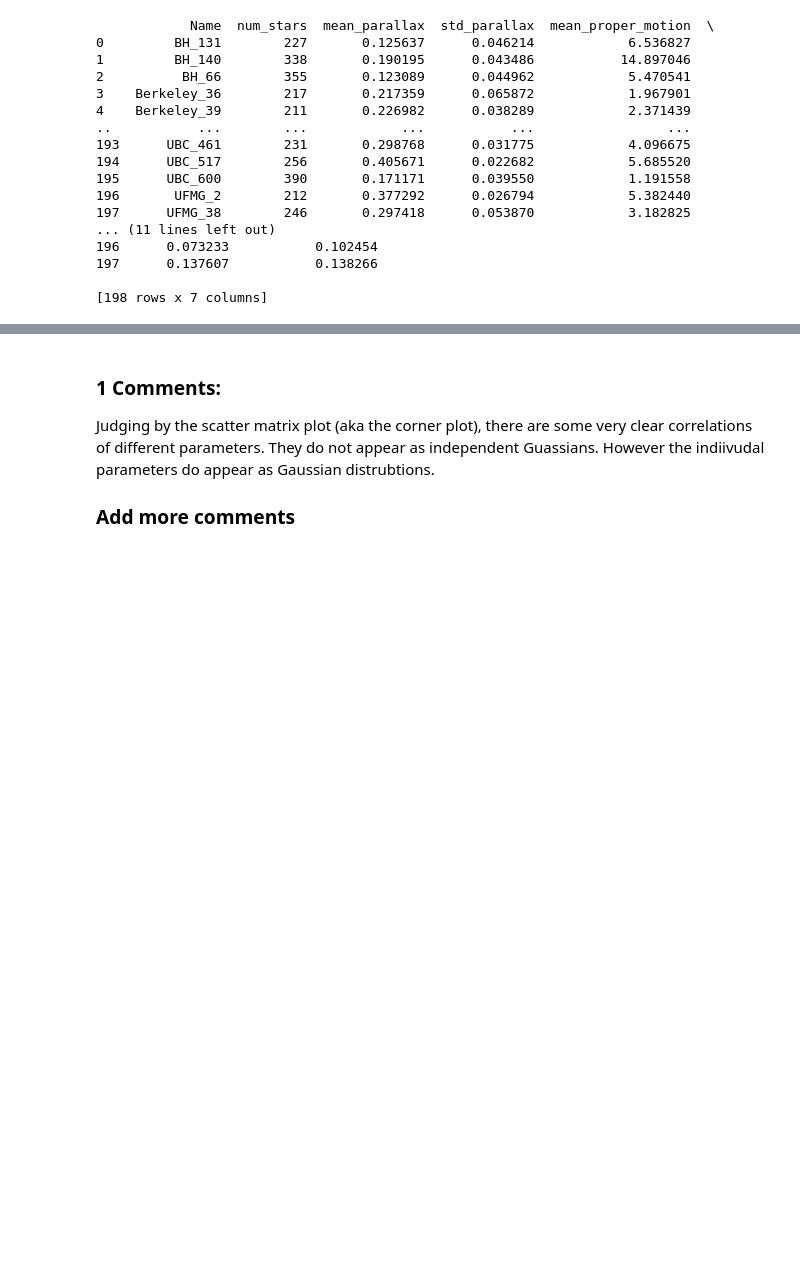
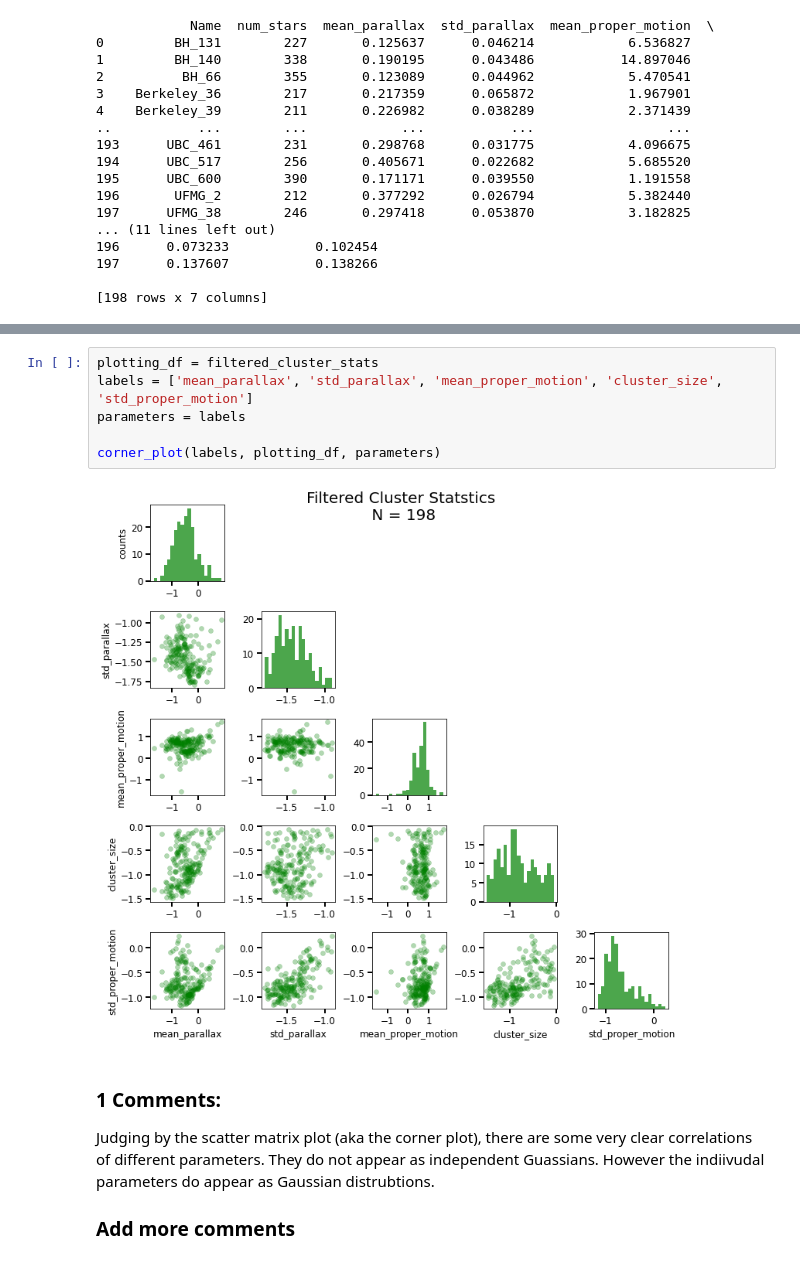
Before and after one commit to afinemax/stat_meth, a Jupyter notebook: assignments/a2/a2_max_fine.ipynb, the cells around one changed output, grey strips where cells are left out. Saved outputs shown, nothing was run; the diff lists cells and outputs as text; blank space fills up the shorter version.

```diff
--- a/assignments/a2/a2_max_fine.ipynb
+++ b/assignments/a2/a2_max_fine.ipynb
@@ -205,3 +219,11 @@ plt.show()
+# %%
+plotting_df = filtered_cluster_stats
+labels = ['mean_parallax', 'std_parallax', 'mean_proper_motion', 'cluster_size', 'std_proper_motion']
+parameters = labels
+
+corner_plot(labels, plotting_df, parameters)
+# %% [output]
+[figure, added]
 # %% [markdown]
 ### 1 Comments:
 
```
Also changed, not shown: parts of 14 cells of this notebook.
